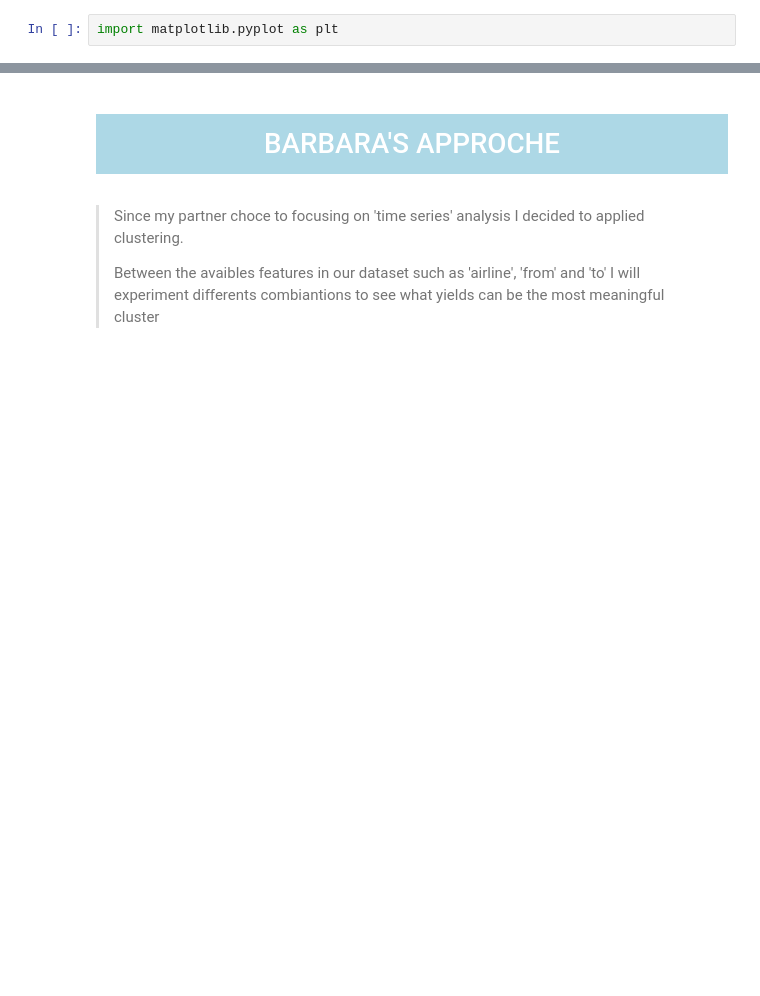
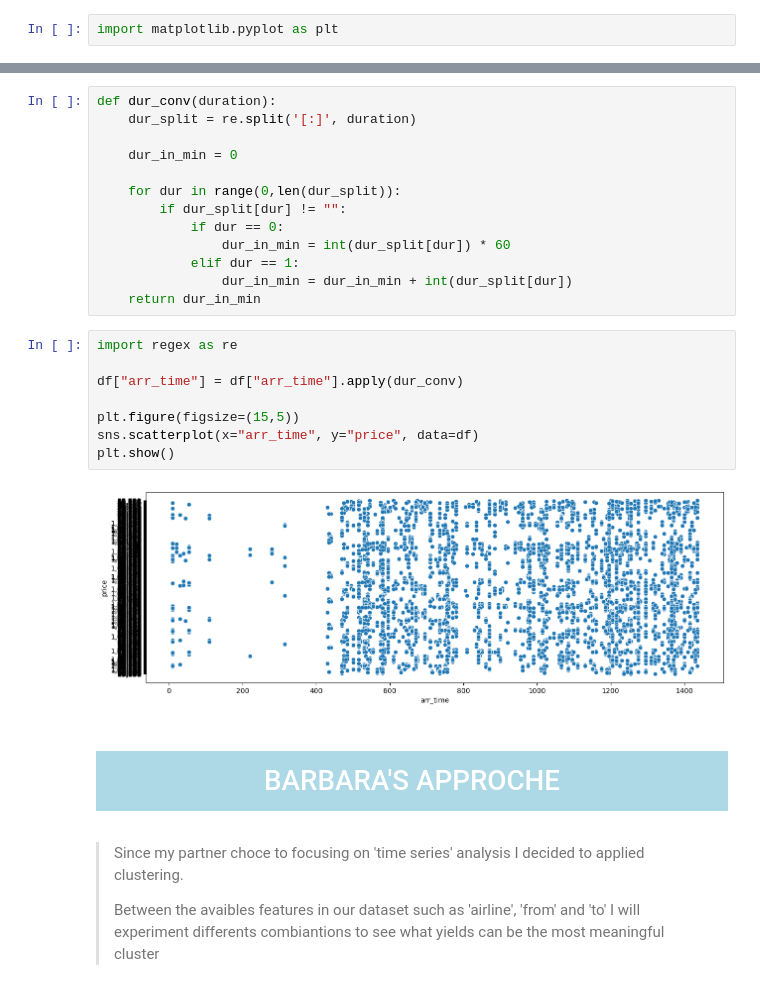
Before and after one commit to JulianaCBrum/MACHINE-LEARNING-, a Jupyter notebook: CA1_ML_Sem2.ipynb, the cells around one changed output, grey strips where cells are left out. Saved outputs shown, nothing was run; the diff lists cells and outputs as text; blank space fills up the shorter version.

```diff
--- a/CA1_ML_Sem2.ipynb
+++ b/CA1_ML_Sem2.ipynb
@@ -241,3 +272,26 @@ plt.show()
+# %%
+def dur_conv(duration):
+    dur_split = re.split('[:]', duration)
+
+    dur_in_min = 0
+
+    for dur in range(0,len(dur_split)):
+        if dur_split[dur] != "":
+            if dur == 0:
+                dur_in_min = int(dur_split[dur]) * 60
+            elif dur == 1:
+                dur_in_min = dur_in_min + int(dur_split[dur])
+    return dur_in_min
+# %%
+import regex as re
+
+df["arr_time"] = df["arr_time"].apply(dur_conv)
+
+plt.figure(figsize=(15,5))
+sns.scatterplot(x="arr_time", y="price", data=df)
+plt.show()
+# %% [output]
+[figure, added]
 # %% [markdown]
 <a id="1"></a>
 # <p style="padding:10px;background-color:lightblue;margin:0;color:white;font-family:arial;font-size:100%;text-align:center;border-radius: 15px 50px;overflow:hidden;font-weight:500">BARBARA'S APPROCHE</p>
```
Also changed, not shown: parts of 14 cells of this notebook.
